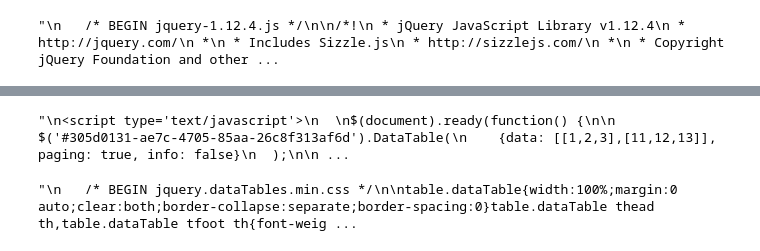
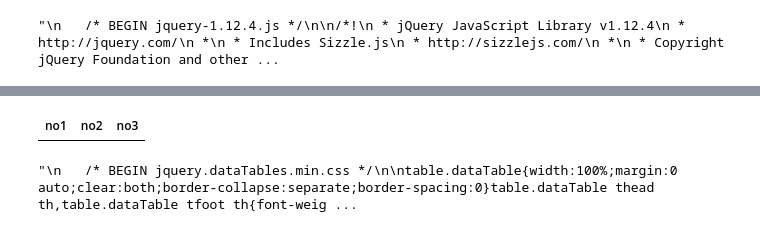
Before and after one commit to Shekharrajak/daru-data_tables, a Jupyter notebook: spec/dummy_iruby/Basic Testing some methods.ipynb, the cells around one changed output, grey strips where cells are left out. Cells and saved outputs as stored; diff of their text form; code cells hidden in the pictures.

Commit message:
some examples edited in iruby notebook

```diff
--- a/spec/dummy_iruby/Basic Testing some methods.ipynb
+++ b/spec/dummy_iruby/Basic Testing some methods.ipynb
@@ -25,5 +22,21 @@ basic_table.show_script
-# %%
-basic_table.show_in_iruby
-# %% [output]
-"\n<script type='text/javascript'>\n  \n$(document).ready(function() {\n\n  $('#305d0131-ae7c-4705-85aa-26c8f313af6d').DataTable(\n    {data: [[1,2,3],[11,12,13]], paging: true, info: false}\n  );\n\n ...
+# %%
+options = {
+    table_options: {
+        class: 'display',
+        cellspacing: "0",
+        width: "100%",
+        table_html: "
+        <thead>
+            <tr>
+                <th>no1</th>
+                <th>no2</th>
+                <th>no3</th>
+            </tr>
+        </thead>".html_safe
+        }
+    }
+html_code = basic_table.to_html(id='table_id1', options)
+IRuby.html html_code
+# %% [output]
+| no1 | no2 | no3 |
 # %%
```
Also changed, not shown: parts of 8 cells of this notebook, 1 other file.
